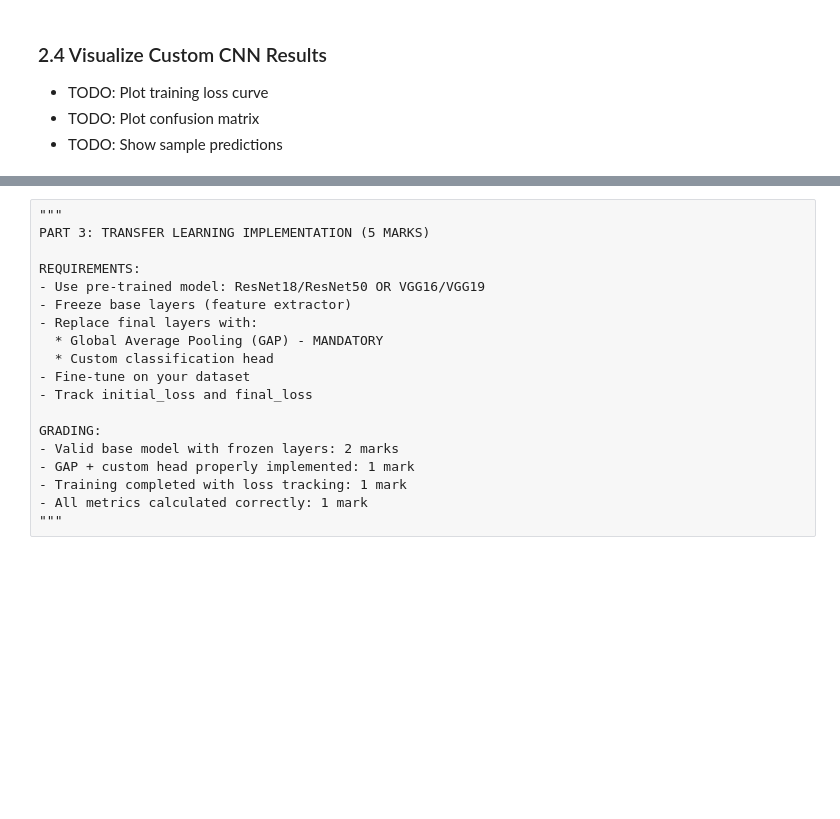
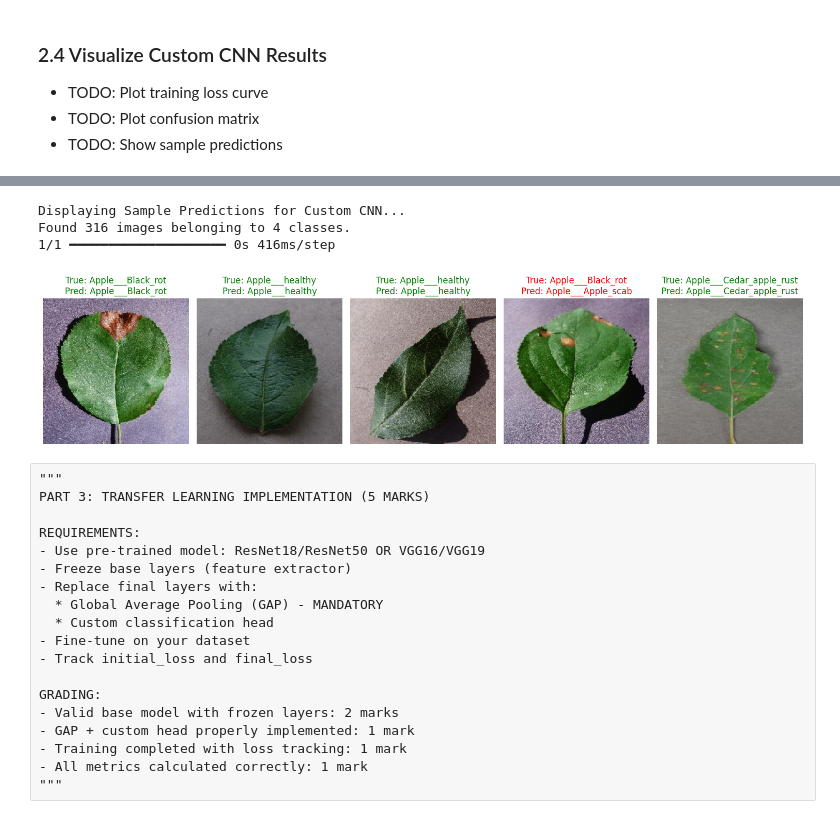
Before and after one commit to PanchangulaKrishnacharan/Masters, a Jupyter notebook: mid 2/DNN/CNN/2025AB05146_cnn_assignment.ipynb, the cells around one changed output, grey strips where cells are left out. Drawn from its saved outputs; the diff is of its cells as text; code cells hidden in the pictures; blank space fills up the shorter version.

```diff
--- a/mid 2/DNN/CNN/2025AB05146_cnn_assignment.ipynb
+++ b/mid 2/DNN/CNN/2025AB05146_cnn_assignment.ipynb
@@ -347,3 +443,37 @@ print(f"F1-Score:  {custom_cnn_f1:.4f}")
+# %%
+class_labels = list(train_generator.class_indices.keys())
+
+sample_generator = datagen.flow_from_directory(
+    DATASET_PATH,
+    target_size=IMAGE_SIZE,
+    batch_size=5,
+    class_mode="categorical",
+    subset="validation",
+    shuffle=True
+)
+
+sample_images, sample_true_labels_one_hot = next(sample_generator)
+sample_true_labels = np.argmax(sample_true_labels_one_hot, axis=1)
+
+sample_pred_probs = custom_cnn.predict(sample_images)
+sample_pred_labels = np.argmax(sample_pred_probs, axis=1)
+
+plt.figure(figsize=(15, 8))
+for i in range(len(sample_images)):
+    plt.subplot(1, 5, i + 1)
+    plt.imshow(sample_images[i])
+    true_label_name = class_labels[sample_true_labels[i]]
+    pred_label_name = class_labels[sample_pred_labels[i]]
+    title_color = "green" if true_label_name == pred_label_name else "red"
+    plt.title(f"True: {true_label_name}\nPred: {pred_label_name}", color=title_color)
+    plt.axis('off')
+plt.tight_layout()
+plt.show()
+# %% [output]
+Displaying Sample Predictions for Custom CNN...
+Found 316 images belonging to 4 classes.
+1/1 ━━━━━━━━━━━━━━━━━━━━ 0s 416ms/step
+[figure, added]
 # %% [raw]
 """
 PART 3: TRANSFER LEARNING IMPLEMENTATION (5 MARKS)
```
Also changed, not shown: parts of 41 cells of this notebook.
